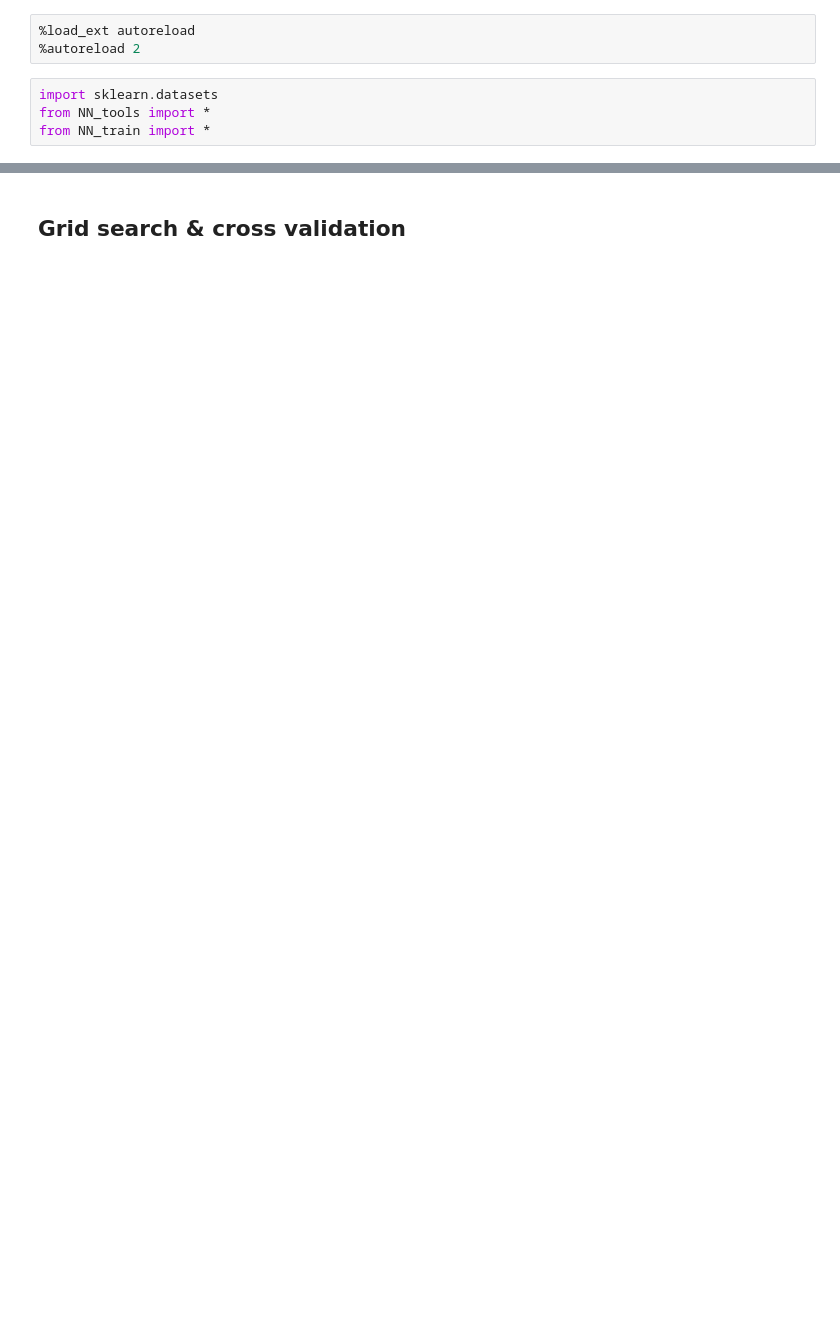
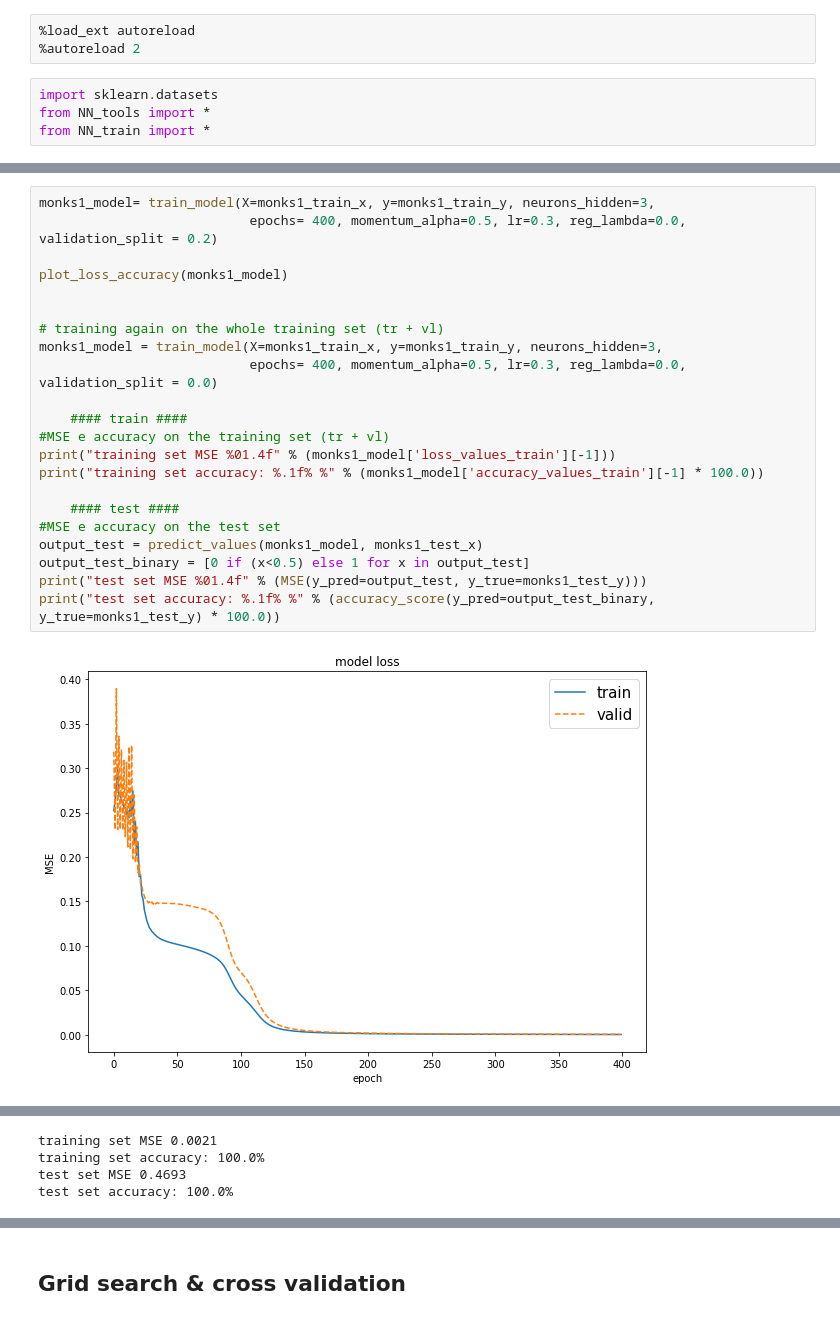
Before and after one commit to ettorepuccetti/NeuralNetwork, a Jupyter notebook: rete_neurale-essential.ipynb, the cells around one changed output, grey strips where cells are left out. Cells and saved outputs as stored; diff of their text form; blank space fills up the shorter version.

```diff
--- a/rete_neurale-essential.ipynb
+++ b/rete_neurale-essential.ipynb
@@ -46,0 +51,24 @@ plot_decision_boundary(model=model_moons, X=X_moons, y=y_moons)
+# %%
+monks1_model= train_model(X=monks1_train_x, y=monks1_train_y, neurons_hidden=3,
+                           epochs= 400, momentum_alpha=0.5, lr=0.3, reg_lambda=0.0, validation_split = 0.2)
+
+plot_loss_accuracy(monks1_model)
+
+
+# training again on the whole training set (tr + vl)
+monks1_model = train_model(X=monks1_train_x, y=monks1_train_y, neurons_hidden=3,
+                           epochs= 400, momentum_alpha=0.5, lr=0.3, reg_lambda=0.0, validation_split = 0.0)
+
+    #### train ####
+#MSE e accuracy on the training set (tr + vl)
+print("training set MSE %01.4f" % (monks1_model['loss_values_train'][-1]))
+print("training set accuracy: %.1f% %" % (monks1_model['accuracy_values_train'][-1] * 100.0))
+
+    #### test ####
+#MSE e accuracy on the test set
+output_test = predict_values(monks1_model, monks1_test_x)
+output_test_binary = [0 if (x<0.5) else 1 for x in output_test]
+print("test set MSE %01.4f" % (MSE(y_pred=output_test, y_true=monks1_test_y)))
+print("test set accuracy: %.1f% %" % (accuracy_score(y_pred=output_test_binary, y_true=monks1_test_y) * 100.0))
+# %% [output]
+[figure, added]
@@ -46,0 +76,4 @@ plot_decision_boundary(model=model_moons, X=X_moons, y=y_moons)
+training set MSE 0.0021
+training set accuracy: 100.0%
+test set MSE 0.4693
+test set accuracy: 100.0%
```
Also changed, not shown: parts of 34 cells of this notebook, 3 other files.
